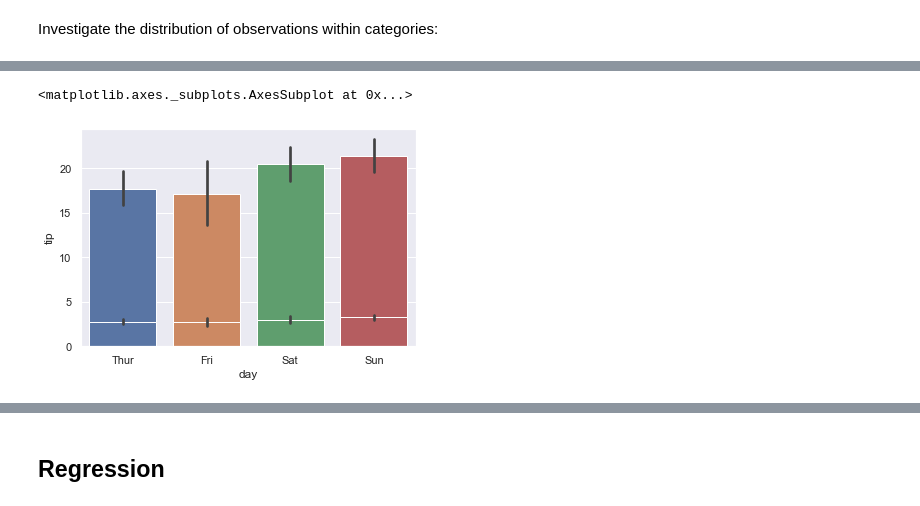
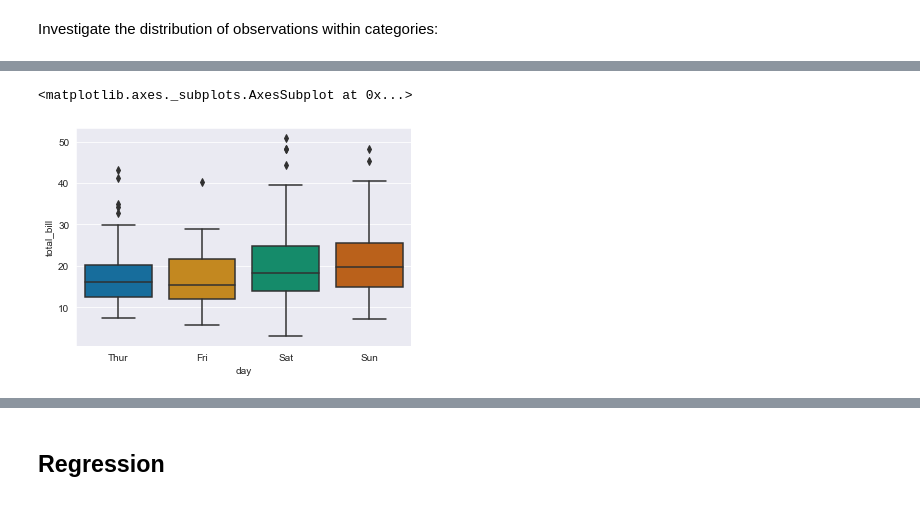
Before and after one commit to Pmcg1/FoDA_Project_2019, a Jupyter notebook: FoDA_Assessment_2019.ipynb, the cells around one changed output, grey strips where cells are left out. Saved outputs shown, nothing was run; the diff lists cells and outputs as text; code cells hidden in the pictures.

Commit message:
further graphs in description section, added analysis of skewness

```diff
--- a/FoDA_Assessment_2019.ipynb
+++ b/FoDA_Assessment_2019.ipynb
@@ -140,8 +181,5 @@ sns.stripplot(x="day", y="total_bill", color = "k", data=tips, ax=g.ax);
 # %%
-# Use catplot to add multiple
-# Barplots of total bill and tip
-sns.barplot(x="day", y="total_bill", data=tips) # Adjust colours to make tips more visible
-sns.barplot(x="day", y="tip", data=tips)
+sns.boxplot(x="day", y="total_bill", data=df) # Adjust colours to make tips more visible
 # %% [output]
 <matplotlib.axes._subplots.AxesSubplot at 0x...>
-[figure, old version]
+[figure, new version]
```
Also changed, not shown: parts of 21 cells of this notebook.
